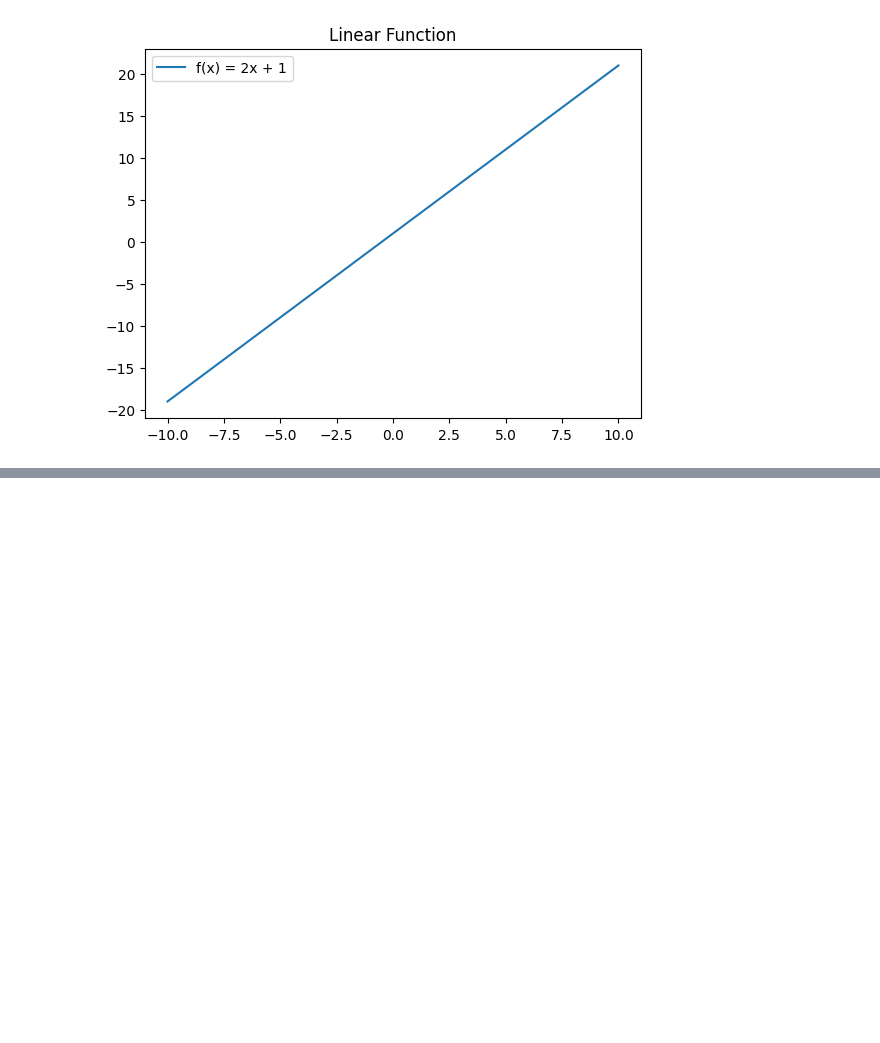
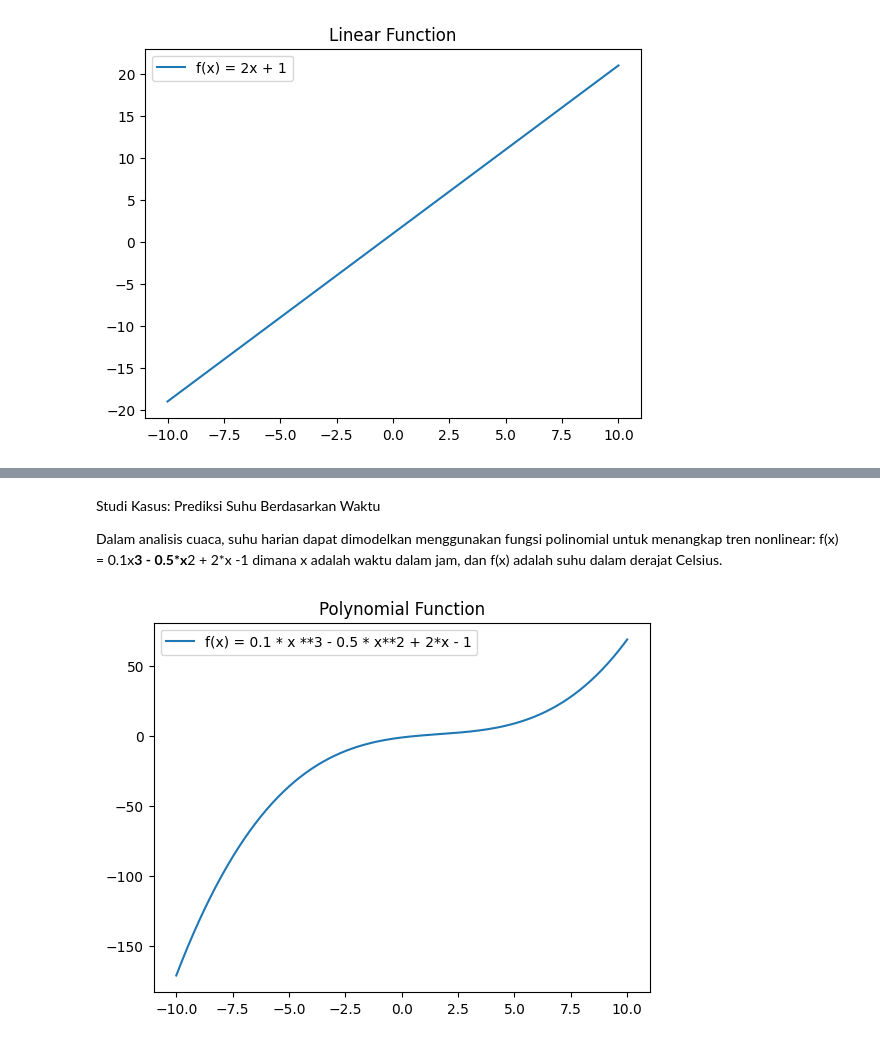
Before and after one commit to inneandarinii/Review-Python, a Jupyter notebook: Kalkulus.ipynb, the cells around one changed output, grey strips where cells are left out. Drawn from its saved outputs; the diff is of its cells as text; code cells hidden in the pictures; blank space fills up the shorter version.

```diff
--- a/Kalkulus.ipynb
+++ b/Kalkulus.ipynb
@@ -25,0 +50,15 @@ plt.show()
+# %% [markdown]
+Studi Kasus: Prediksi Suhu Berdasarkan Waktu
+
+Dalam analisis cuaca, suhu harian dapat dimodelkan menggunakan fungsi polinomial untuk menangkap tren nonlinear: f(x) = 0.1x**3 - 0.5*x**2 + 2*x -1
+dimana x adalah waktu dalam jam, dan f(x) adalah suhu dalam derajat Celsius.
+# %%
+x = np.linspace(-10, 10, 400)
+y = 0.1 * x **3 - 0.5 * x**2 + 2*x - 1
+
+plt.plot(x,y, label = 'f(x) = 0.1 * x **3 - 0.5 * x**2 + 2*x - 1')
+plt.title('Polynomial Function')
+plt.legend()
+plt.show()
+# %% [output]
+[figure, added]
```
Also changed, not shown: parts of 24 cells of this notebook.
